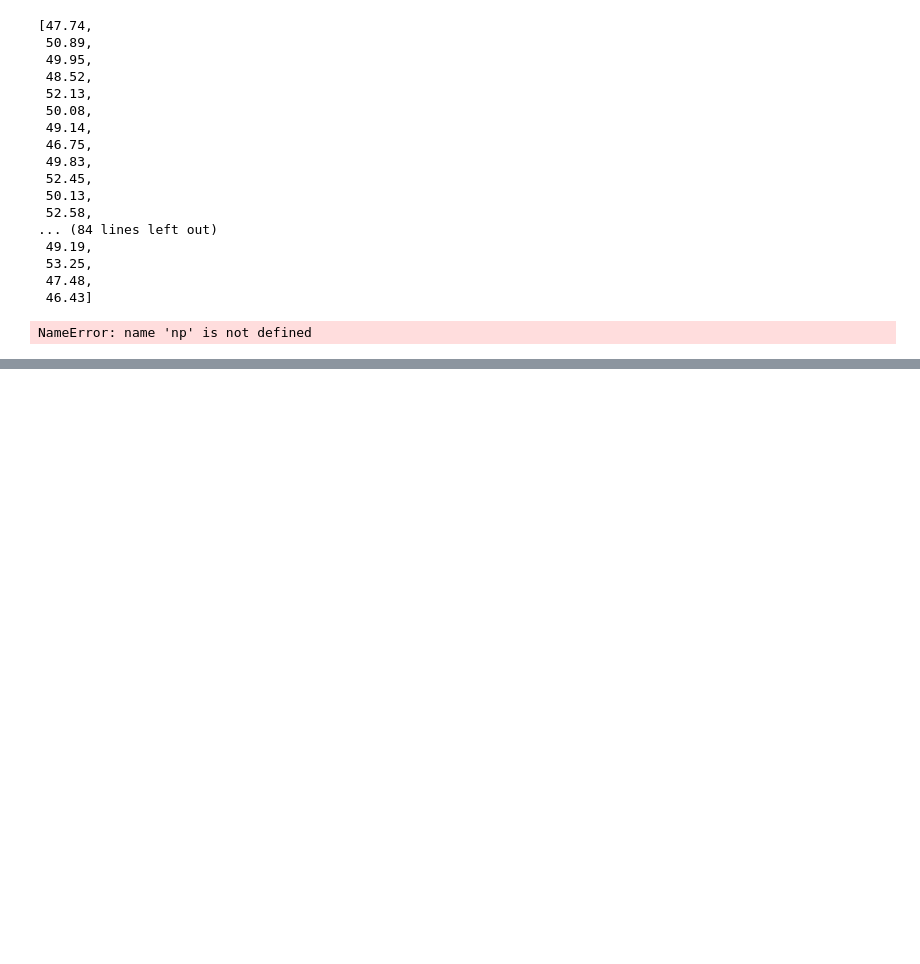
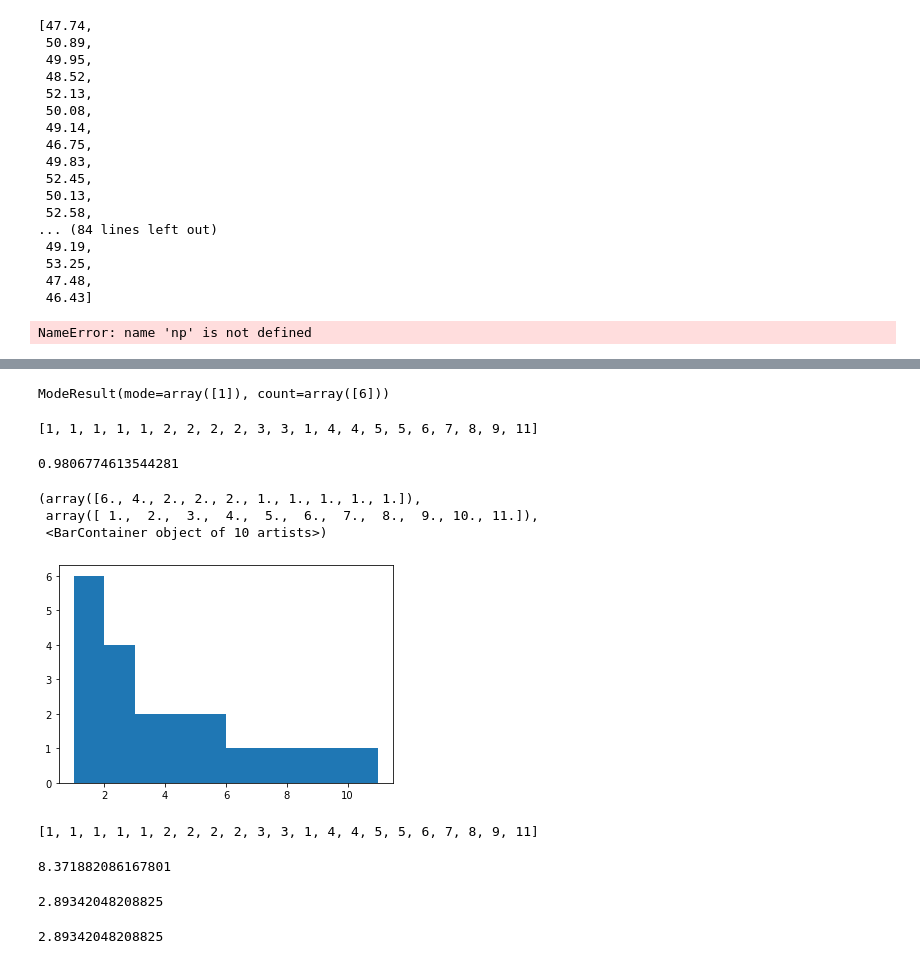
Before and after one commit to MevlutYildiz77/Numpy, a Jupyter notebook: lab.ipynb, the cells around one changed output, grey strips where cells are left out. Saved outputs shown, nothing was run; the diff lists cells and outputs as text; code cells hidden in the pictures; blank space fills up the shorter version.

```diff
--- a/lab.ipynb
+++ b/lab.ipynb
@@ -207,0 +210,2 @@ NameError: name 'np' is not defined
+# %%
+a = [1,1,1,1,1,2,2,2,2,3,3,1,4,4,5,5,6,7,8,9,11]
@@ -207,0 +226,12 @@ NameError: name 'np' is not defined
+# %%
+stats.mode(a)
+# %% [output]
+ModeResult(mode=array([1]), count=array([6]))
+# %%
+a
+# %% [output]
+[1, 1, 1, 1, 1, 2, 2, 2, 2, 3, 3, 1, 4, 4, 5, 5, 6, 7, 8, 9, 11]
+# %%
+stats.skew(a)
+# %% [output]
+0.9806774613544281
@@ -207,0 +240,23 @@ NameError: name 'np' is not defined
+# %%
+plt.hist(a)
+# %% [output]
+(array([6., 4., 2., 2., 2., 1., 1., 1., 1., 1.]),
+ array([ 1.,  2.,  3.,  4.,  5.,  6.,  7.,  8.,  9., 10., 11.]),
+ <BarContainer object of 10 artists>)
+[figure, added]
+# %%
+a
+# %% [output]
+[1, 1, 1, 1, 1, 2, 2, 2, 2, 3, 3, 1, 4, 4, 5, 5, 6, 7, 8, 9, 11]
+# %%
+np.var(a)
+# %% [output]
+8.371882086167801
+# %%
+np.sqrt(8.371882086167801)
+# %% [output]
+2.89342048208825
+# %%
+np.std(a)
+# %% [output]
+2.89342048208825
```
Also changed, not shown: parts of 6 cells of this notebook.
